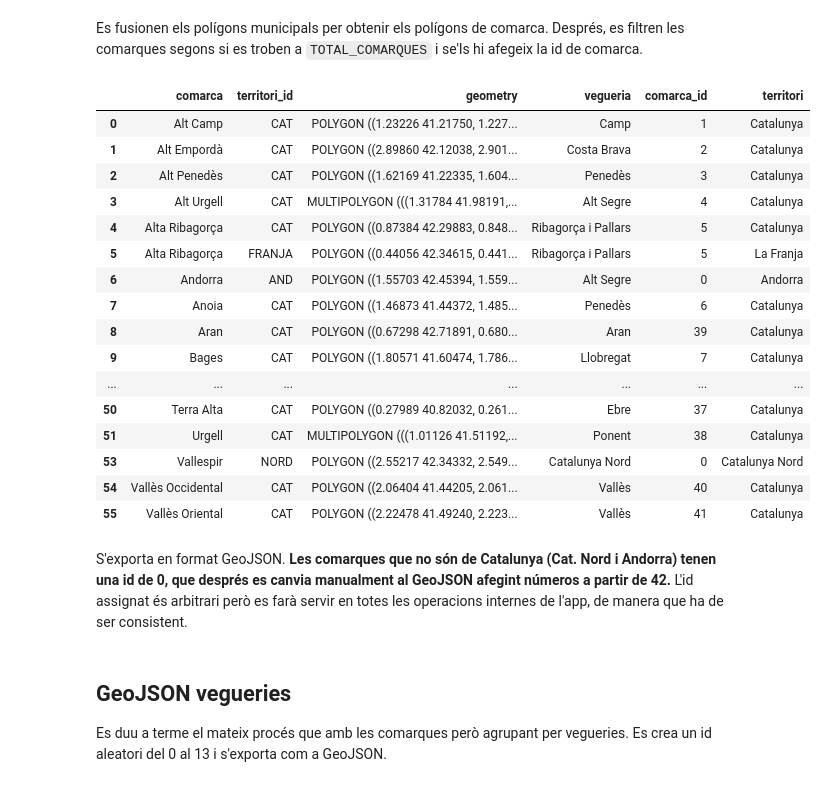
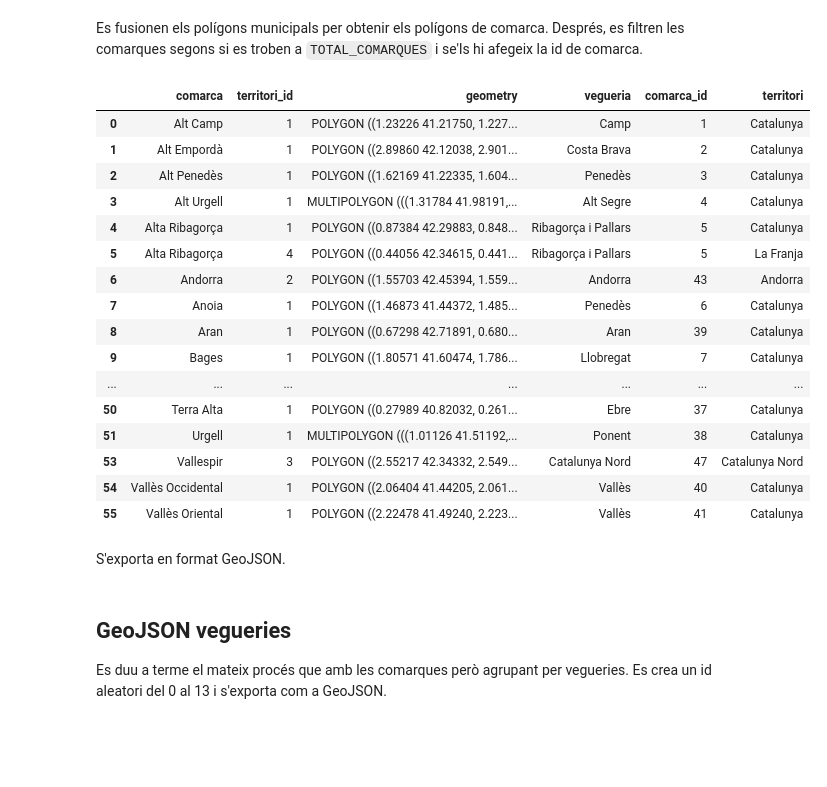
Before and after one commit to jaymaeuro/100cims_data, a Jupyter notebook: comarques.ipynb, the cells around one changed output. Drawn from its saved outputs; the diff is of its cells as text; code cells hidden in the pictures; blank space fills up the shorter version.

Commit message:
Created JSON for topo elements

```diff
--- a/comarques.ipynb
+++ b/comarques.ipynb
@@ -15,6 +15,11 @@ TOTAL_COMARQUES = ['Alt Camp', 'Noguera', 'Baix Camp', 'Barcelonès', 'Priorat',
 S'eliminen les columnes que no interessen.
 # %%
 df = gpd.read_file("municipis_Cat_And_CN_Franja.geojson").drop(columns=["extrude", "cartodb_id", "visibility", "codi", "municipi", "OGR", "OGR_STYLE", "tessellate"])
+
+df.loc[df["territori"] == "CAT", "territori"] = 1
+df.loc[df["territori"] == "AND", "territori"] = 2
+df.loc[df["territori"] == "NORD", "territori"] = 3
+df.loc[df["territori"] == "FRANJA", "territori"] = 4
 df
 # %% [output]
 |  | vegueria | territori | comarca | geometry |
@@ -33,3 +38,7 @@ df
 # %% [markdown]
 ## GeoJSON comarques
 S'importa un CSV amb el nom de les comarques i el seu codi identificatiu.
+# %%
+comarques_extra = pd.DataFrame({"Codi": [43, 44, 45, 46, 47, 48],
+                                "comarca": ["Andorra", "Capcir", "Conflent", "Rosselló", "Vallespir", "Alta Cerdanya"]})
+comarques_extra
@@ -36,5 +53,5 @@ S'importa un CSV amb el nom de les comarques i el seu codi identificatiu.
 # %%
 comarques_id = pd.read_csv("comarques_codi.csv").drop(columns=["Unnamed: 3"])
-comarques_id = comarques_id[(comarques_id["Nivell"] == "Comarca") | (comarques_id["Nivell"] == "Ent. terr. sing.")].drop(columns=["Nivell"]).rename(columns={"Nom": "comarca"})
-comarques_id
+comarques_id = comarques_id[(comarques_id["Nivell"] == "Comarca") | (comarques_id["Nivell"] == "Ent. terr. sing.")].drop(columns=["Nivell"]).rename(columns={"Nom": "comarca"}).reset_index().drop(columns="index").append(comarques_extra, ignore_index=True)
+comarques_id.rename(columns={"Codi": "id"}).set_index("id")
 # %% [output]
@@ -60,33 +78,40 @@ Es fusionen els polígons municipals per obtenir els polígons de comarca. Despr
 # %%
 comarques = df.dissolve(by=["comarca", "territori"]).reset_index().rename(columns={"territori": 'territori_id'})
 comarques = pd.merge(comarques, comarques_id, on="comarca", how="outer").rename(columns={"Codi": "comarca_id"})
+comarques = comarques.drop([56])
 comarques["comarca_id"] = comarques["comarca_id"].fillna(0).astype("int")
-conditions = [(comarques["territori_id"] == "CAT"), (comarques["territori_id"] == "AND"), (comarques["territori_id"] == "FRANJA"), (comarques["territori_id"] == "NORD")]
+comarques["territori_id"] = comarques["territori_id"].astype("int")
+conditions = [(comarques["territori_id"] == 1), (comarques["territori_id"] == 2), (comarques["territori_id"] == 4), (comarques["territori_id"] == 3)]
 values = ["Catalunya", "Andorra", "La Franja", "Catalunya Nord"]
 comarques["territori"] = np.select(conditions, values)
 comarques = comarques[comarques["comarca"].isin(TOTAL_COMARQUES)]
 
+comarques.loc[22, "comarca"] = "Alta Cerdanya"
+comarques.loc[22, "comarca_id"] = 48
+
+comarques.loc[6, "vegueria"] = "Andorra"
+
 comarques
 # %% [output]
 |  | comarca | territori_id | geometry | vegueria | comarca_id | territori |
-| 0 | Alt Camp | CAT | POLYGON ((1.23226 41.21750, 1.227... | Camp | 1 | Catalunya |
-| 1 | Alt Empordà | CAT | POLYGON ((2.89860 42.12038, 2.901... | Costa Brava | 2 | Catalunya |
-| 2 | Alt Penedès | CAT | POLYGON ((1.62169 41.22335, 1.604... | Penedès | 3 | Catalunya |
-| 3 | Alt Urgell | CAT | MULTIPOLYGON (((1.31784 41.98191,... | Alt Segre | 4 | Catalunya |
-| 4 | Alta Ribagorça | CAT | POLYGON ((0.87384 42.29883, 0.848... | Ribagorça i Pallars | 5 | Catalunya |
-| 5 | Alta Ribagorça | FRANJA | POLYGON ((0.44056 42.34615, 0.441... | Ribagorça i Pallars | 5 | La Franja |
-| 6 | Andorra | AND | POLYGON ((1.55703 42.45394, 1.559... | Alt Segre | 0 | Andorra |
-| 7 | Anoia | CAT | POLYGON ((1.46873 41.44372, 1.485... | Penedès | 6 | Catalunya |
-| 8 | Aran | CAT | POLYGON ((0.67298 42.71891, 0.680... | Aran | 39 | Catalunya |
-| 9 | Bages | CAT | POLYGON ((1.80571 41.60474, 1.786... | Llobregat | 7 | Catalunya |
+| 0 | Alt Camp | 1 | POLYGON ((1.23226 41.21750, 1.227... | Camp | 1 | Catalunya |
+| 1 | Alt Empordà | 1 | POLYGON ((2.89860 42.12038, 2.901... | Costa Brava | 2 | Catalunya |
+| 2 | Alt Penedès | 1 | POLYGON ((1.62169 41.22335, 1.604... | Penedès | 3 | Catalunya |
+| 3 | Alt Urgell | 1 | MULTIPOLYGON (((1.31784 41.98191,... | Alt Segre | 4 | Catalunya |
+| 4 | Alta Ribagorça | 1 | POLYGON ((0.87384 42.29883, 0.848... | Ribagorça i Pallars | 5 | Catalunya |
+| 5 | Alta Ribagorça | 4 | POLYGON ((0.44056 42.34615, 0.441... | Ribagorça i Pallars | 5 | La Franja |
+| 6 | Andorra | 2 | POLYGON ((1.55703 42.45394, 1.559... | Andorra | 43 | Andorra |
+| 7 | Anoia | 1 | POLYGON ((1.46873 41.44372, 1.485... | Penedès | 6 | Catalunya |
+| 8 | Aran | 1 | POLYGON ((0.67298 42.71891, 0.680... | Aran | 39 | Catalunya |
+| 9 | Bages | 1 | POLYGON ((1.80571 41.60474, 1.786... | Llobregat | 7 | Catalunya |
 | ... | ... | ... | ... | ... | ... | ... |
-| 50 | Terra Alta | CAT | POLYGON ((0.27989 40.82032, 0.261... | Ebre | 37 | Catalunya |
-| 51 | Urgell | CAT | MULTIPOLYGON (((1.01126 41.51192,... | Ponent | 38 | Catalunya |
-| 53 | Vallespir | NORD | POLYGON ((2.55217 42.34332, 2.549... | Catalunya Nord | 0 | Catalunya Nord |
-| 54 | Vallès Occidental | CAT | POLYGON ((2.06404 41.44205, 2.061... | Vallès | 40 | Catalunya |
-| 55 | Vallès Oriental | CAT | POLYGON ((2.22478 41.49240, 2.223... | Vallès | 41 | Catalunya |
+| 50 | Terra Alta | 1 | POLYGON ((0.27989 40.82032, 0.261... | Ebre | 37 | Catalunya |
+| 51 | Urgell | 1 | MULTIPOLYGON (((1.01126 41.51192,... | Ponent | 38 | Catalunya |
+| 53 | Vallespir | 3 | POLYGON ((2.55217 42.34332, 2.549... | Catalunya Nord | 47 | Catalunya Nord |
+| 54 | Vallès Occidental | 1 | POLYGON ((2.06404 41.44205, 2.061... | Vallès | 40 | Catalunya |
+| 55 | Vallès Oriental | 1 | POLYGON ((2.22478 41.49240, 2.223... | Vallès | 41 | Catalunya |
-# %% [markdown]
-S'exporta en format GeoJSON. **Les comarques que no són de Catalunya (Cat. Nord i Andorra) tenen una id de 0, que després es canvia manualment al GeoJSON afegint números a partir de 42.** L'id assignat és arbitrari però es farà servir en totes les operacions internes de l'app, de manera que ha de ser consistent.
+# %% [markdown]
+S'exporta en format GeoJSON.
 # %%
 with open("comarques_parsed.geojson", "w") as f:
     f.write(comarques.to_json(drop_id=True))
```
Also changed, not shown: parts of 14 cells of this notebook, 4 other files.
